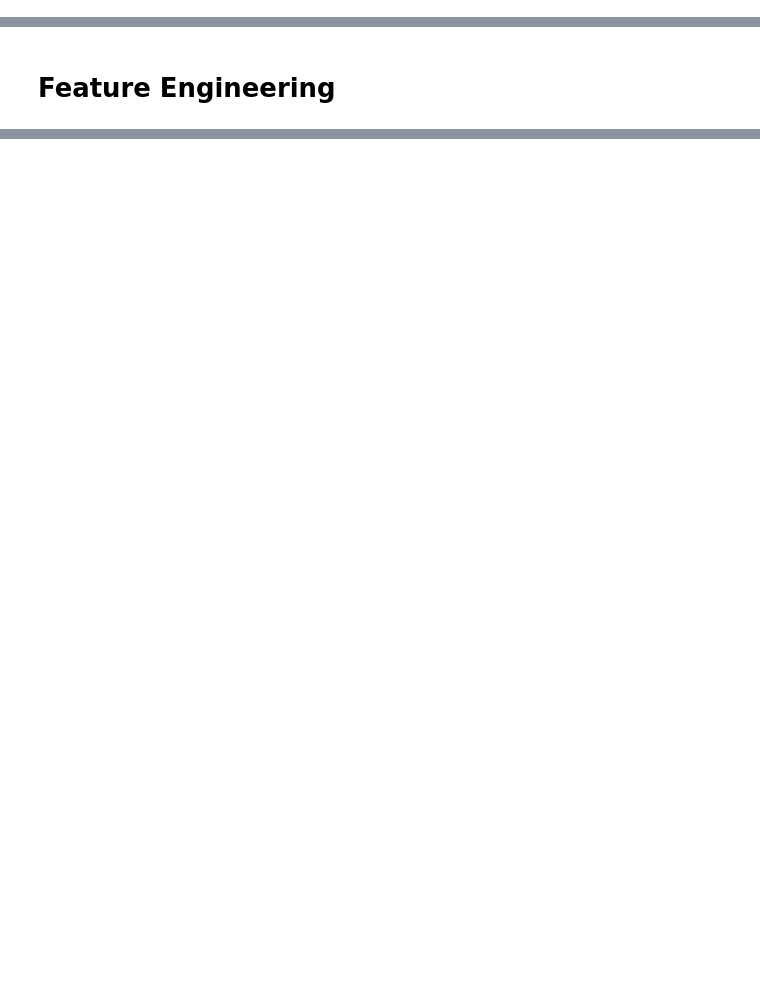
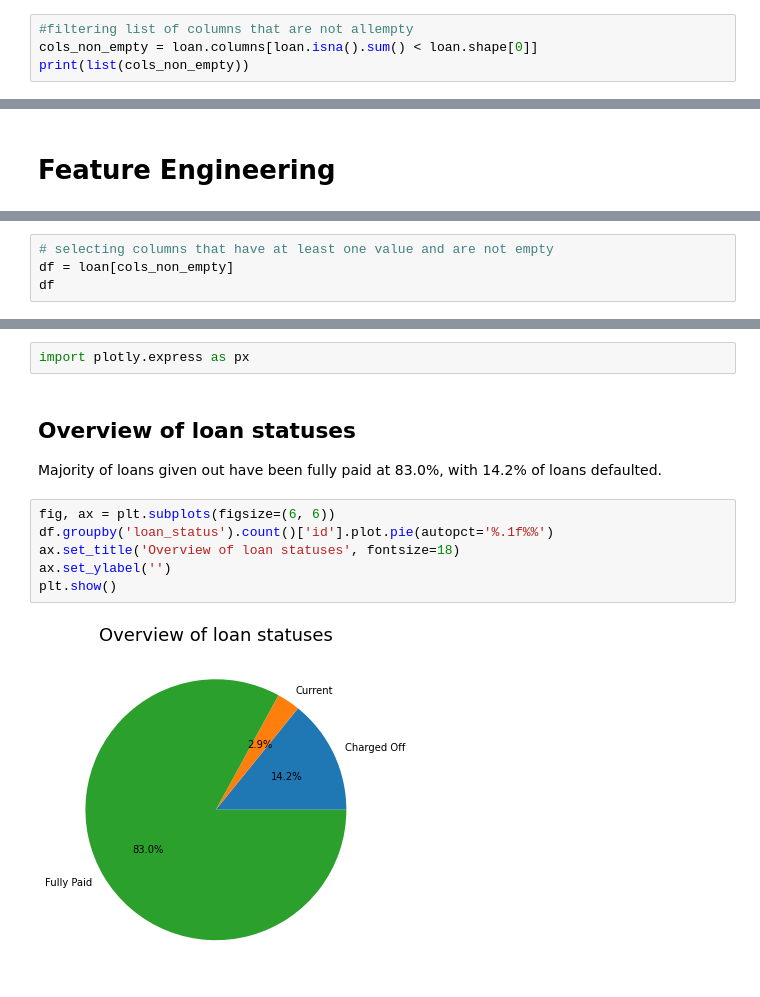
Before and after one commit to GeriNZ/lendingclub, a Jupyter notebook: Beng_Cheong_Cheong.ipynb, the cells around one changed output, grey strips where cells are left out. Cells and saved outputs as stored; diff of their text form; blank space fills up the shorter version.

```diff
--- a/Beng_Cheong_Cheong.ipynb
+++ b/Beng_Cheong_Cheong.ipynb
@@ -67,3 +65,7 @@ Data columns (total 10 columns):
 dtypes: float64(1)
 memory usage: 310.4 KB
 None
+# %%
+#filtering list of columns that are not allempty
+cols_non_empty = loan.columns[loan.isna().sum() < loan.shape[0]]
+print(list(cols_non_empty))
@@ -120,0 +76,4 @@ print("\n")
+# %%
+# selecting columns that have at least one value and are not empty
+df = loan[cols_non_empty]
+df
@@ -126,3 +125,16 @@ print("\n")
  4. Loan Amount (Charged Off vs Fully Paid) - 3 groups (High,Medium,Low)
  5. Bankruptcies (pub_rec_bankruptcies)
  6. Delinquencies
+# %%
+import plotly.express as px
+# %% [markdown]
+## Overview of loan statuses
+Majority of loans given out have been fully paid at 83.0%, with 14.2% of loans defaulted.
+# %%
+fig, ax = plt.subplots(figsize=(6, 6))
+df.groupby('loan_status').count()['id'].plot.pie(autopct='%.1f%%')
+ax.set_title('Overview of loan statuses', fontsize=18)
+ax.set_ylabel('')
+plt.show()
+# %% [output]
+[figure, added]
```
Also changed, not shown: parts of 30 cells of this notebook.
